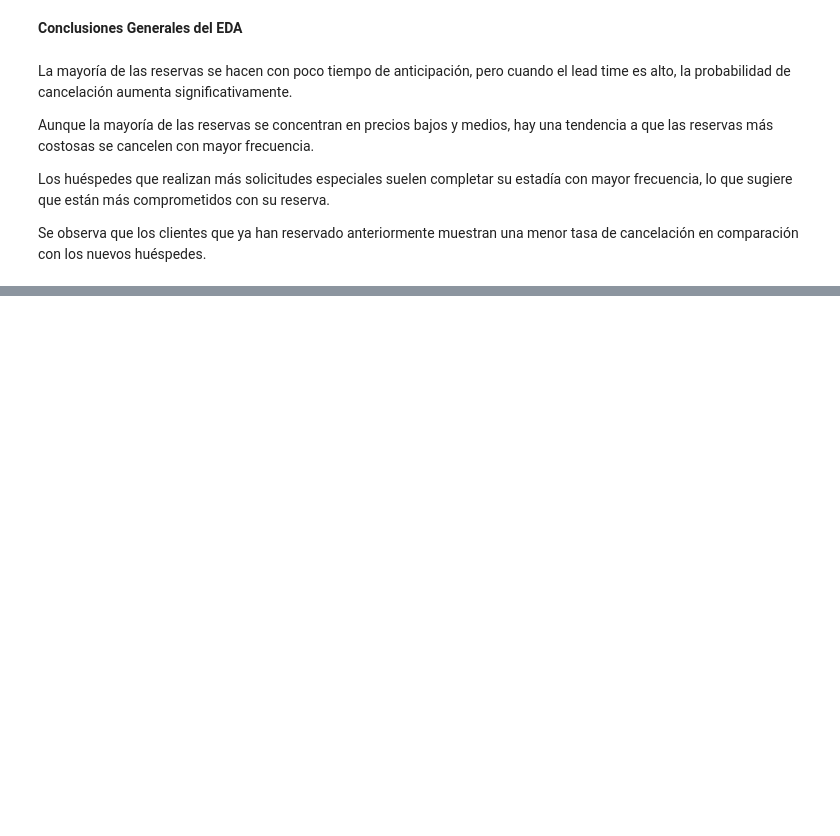
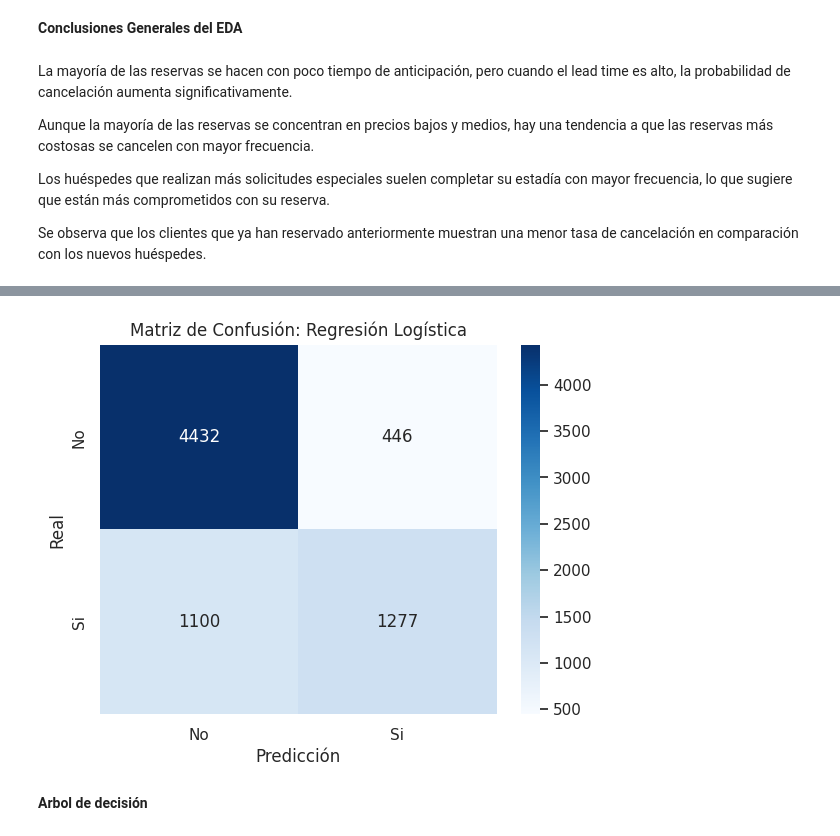
Before and after one commit to fiamma-rivero/proyectoReservas, a Jupyter notebook: ProyectoFinal_Rivero.ipynb, the cells around one changed output, grey strips where cells are left out. Drawn from its saved outputs; the diff is of its cells as text; code cells hidden in the pictures; blank space fills up the shorter version.

```diff
--- a/ProyectoFinal_Rivero.ipynb
+++ b/ProyectoFinal_Rivero.ipynb
@@ -294,0 +364,11 @@ Se observa que los clientes que ya han reservado anteriormente muestran una meno
+# %%
+# Entrenar el modelo
+log_reg = LogisticRegression(random_state=42, max_iter=1000)
+log_reg.fit(X_train_scaled, y_train)
+
+# Evaluar el modelo
+y_pred_log = log_reg.predict(X_test_scaled)
+
+# Resultados
+print("Reporte de Clasificación para Regresión Logística:")
+print(classification_report(y_test, y_pred_log))
@@ -294,0 +385,12 @@ Se observa que los clientes que ya han reservado anteriormente muestran una meno
+# %%
+# Matriz de confusión
+cm_log = confusion_matrix(y_test, y_pred_log)
+sns.heatmap(cm_log, annot=True, fmt='d', cmap='Blues', xticklabels=['No', 'Si'], yticklabels=['No', 'Si'])
+plt.title("Matriz de Confusión: Regresión Logística")
+plt.xlabel("Predicción")
+plt.ylabel("Real")
+plt.show()
+# %% [output]
+[figure, added]
+# %% [markdown]
+**Arbol de decisión**
```
Also changed, not shown: parts of 33 cells of this notebook, 1 other file.
